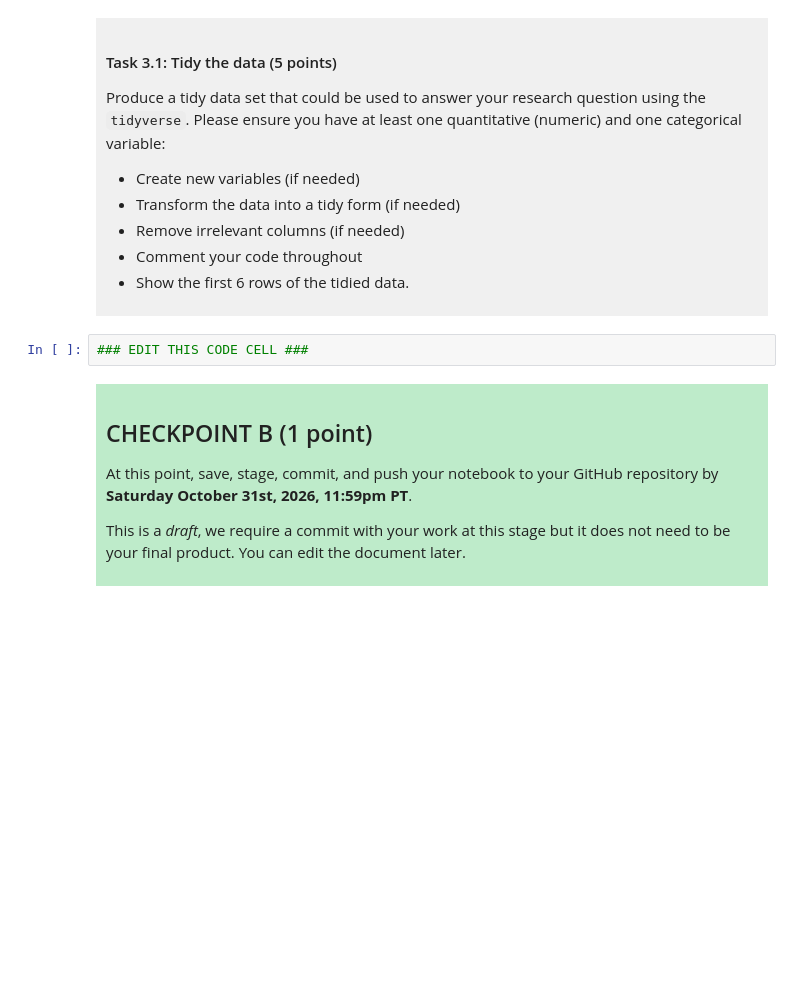
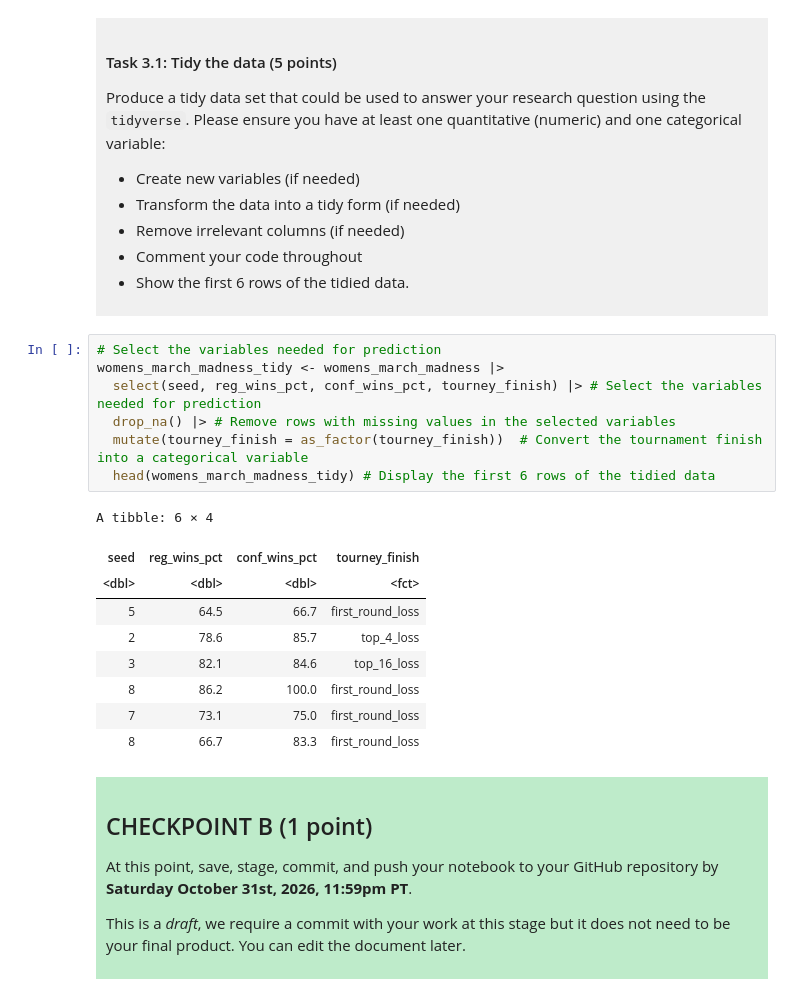
Before and after one commit to lilywang803-collab/dsci-100-project-lily-wang, a Jupyter notebook: dsci-100-project-notebook.ipynb, the cells around one changed output. Saved outputs shown, nothing was run; the diff lists cells and outputs as text; blank space fills up the shorter version.

Commit message:
I updated my project, download the dataset, make a question and tidy the dataset. Finish checkpoint B.

```diff
--- a/dsci-100-project-notebook.ipynb
+++ b/dsci-100-project-notebook.ipynb
@@ -189,7 +208,22 @@ Produce a tidy data set that could be used to answer your research question usin
 
 </div>
 # %%
-### EDIT THIS CODE CELL ###
+# Select the variables needed for prediction
+womens_march_madness_tidy <- womens_march_madness |>
+  select(seed, reg_wins_pct, conf_wins_pct, tourney_finish) |> # Select the variables needed for prediction
+  drop_na() |> # Remove rows with missing values in the selected variables
+  mutate(tourney_finish = as_factor(tourney_finish))  # Convert the tournament finish into a categorical variable
+  head(womens_march_madness_tidy) # Display the first 6 rows of the tidied data
+# %% [output]
+A tibble: 6 × 4
+| seed | reg_wins_pct | conf_wins_pct | tourney_finish |
+| <dbl> | <dbl> | <dbl> | <fct> |
+| 5 | 64.5 | 66.7 | first_round_loss |
+| 2 | 78.6 | 85.7 | top_4_loss |
+| 3 | 82.1 | 84.6 | top_16_loss |
+| 8 | 86.2 | 100.0 | first_round_loss |
+| 7 | 73.1 | 75.0 | first_round_loss |
+| 8 | 66.7 | 83.3 | first_round_loss |
 # %% [markdown]
 <div style="background-color: #beebca; padding: 10px;">
 
```
Also changed, not shown: parts of 3 cells of this notebook.
